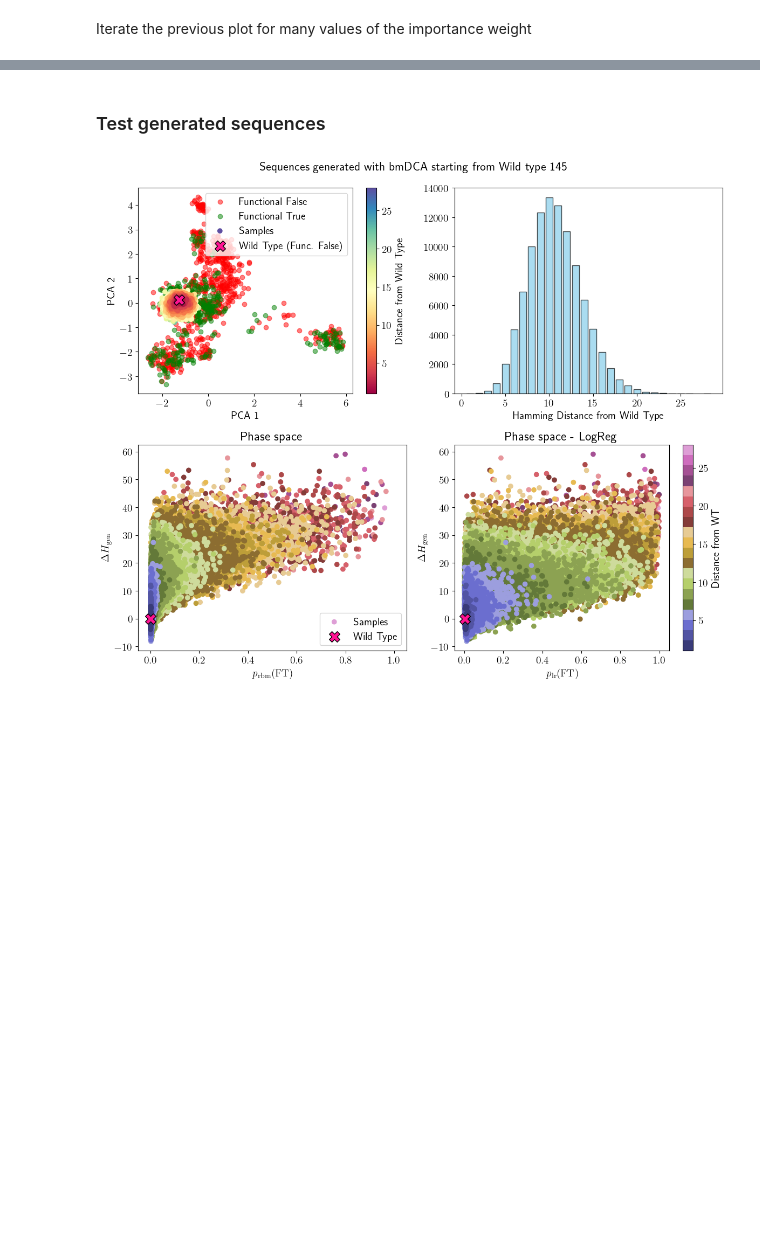
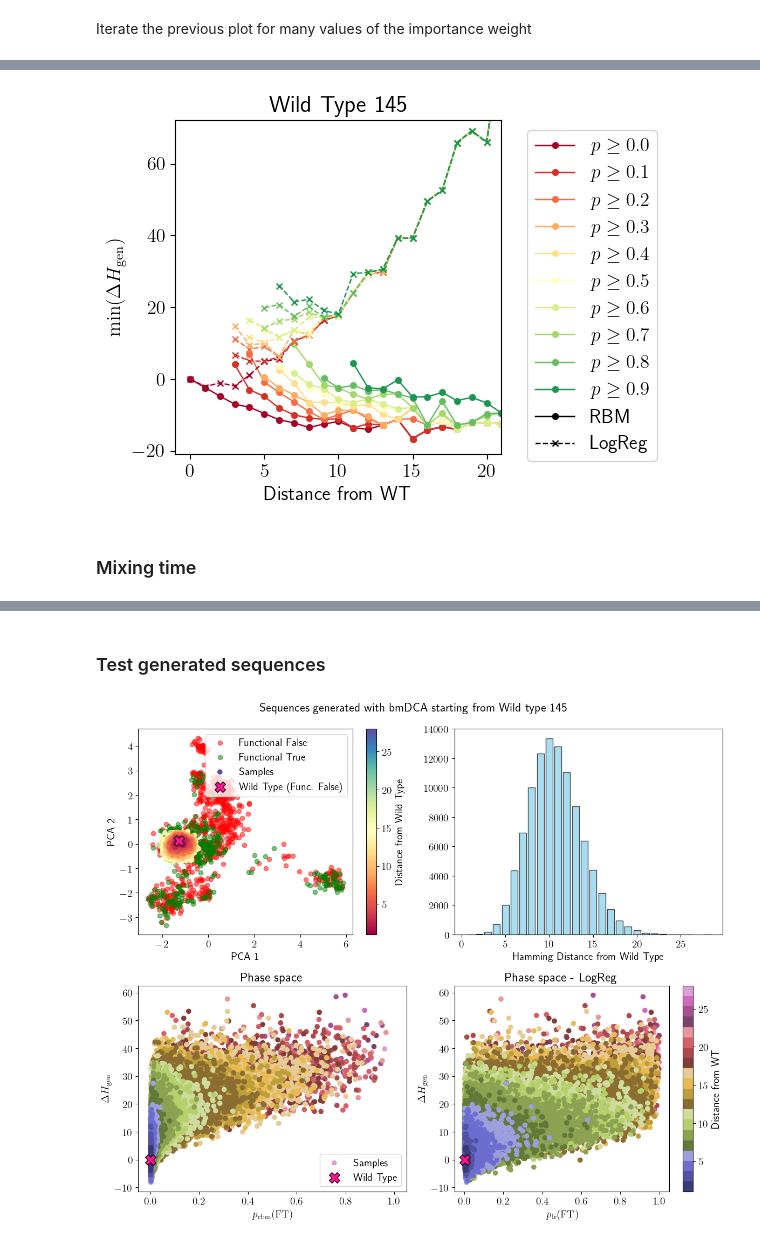
Before and after one commit to spqb/thermostable-ribozymes, a Jupyter notebook: notebooks/analysis_CM.ipynb, the cells around one changed output, grey strips where cells are left out. Cells and saved outputs as stored; diff of their text form; code cells hidden in the pictures; blank space fills up the shorter version.

```diff
--- a/notebooks/analysis_CM.ipynb
+++ b/notebooks/analysis_CM.ipynb
@@ -604,0 +724,58 @@ plot_summary(
+# %%
+fig, ax = plt.subplots(1, 1, figsize=(6, 4.5), dpi=100)
+
+prob_ths = np.arange(0.0, 1.0, 0.1)
+cmap = plt.get_cmap("RdYlGn")
+energy_wt=energy_bm_wt.item(),
+
+# RBM generated sequences
+distances=df_results["Distance_from_WT"].to_numpy()
+probs=df_results["p_lr"].to_numpy()
+energies=energies_bm
+
+unique_distances = np.unique(distances)
+for th in prob_ths:
+    mask = probs >= th
+    dE_select = (energies - energy_wt)[mask]
+    distances_sel = distances[mask]
+    dE, d = [], []
+    for ud in unique_distances:
+        mask2 = distances_sel == ud
+        if mask2.any():
+            dE.append(dE_select[mask2].min())
+            d.append(ud)
+    ax.plot(d, dE, "-o", label=f"$p \geq {th:.1f}$", color=cmap(th), markersize=4, lw=1)
+
+# LogReg generated sequences
+distances=distances_logreg
+probs=p_logreg_lr
+energies=energies_logreg_bm
+
+unique_distances = np.unique(distances)
+for th in prob_ths:
+    mask = probs >= th
+    dE_select = (energies - energy_wt)[mask]
+    distances_sel = distances[mask]
+    dE, d = [], []
+    for ud in unique_distances:
+        mask2 = distances_sel == ud
+        if mask2.any():
+            dE.append(dE_select[mask2].min())
+            d.append(ud)
+    ax.plot(d, dE, "--x", color=cmap(th), markersize=4, lw=1)
+
+# dummy line for the legend
+ax.plot([], [], "-o", lw=1, markersize=4, color="black", label="RBM")
+ax.plot([], [], "--x", lw=1, markersize=4, color="black", label="LogReg")
+
+ax.set_xlabel("Distance from WT")
+ax.set_ylabel(r"$\min(\Delta H_{\mathrm{gen}})$")
+ax.legend(bbox_to_anchor=(1.05, 1.0), loc='upper left')
+ax.set_xlim(-1.0, 21)
+ax.set_ylim(-21, 72)
+ax.set_title(f"Wild Type {idx_wt}")
+fig.tight_layout()
+# %% [output]
+[figure, added]
+# %% [markdown]
+### Mixing time
```
Also changed, not shown: parts of 14 cells of this notebook, 1 other file.
